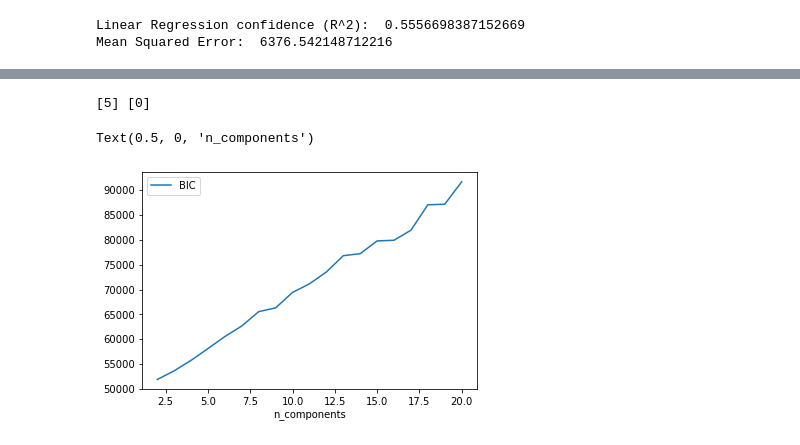
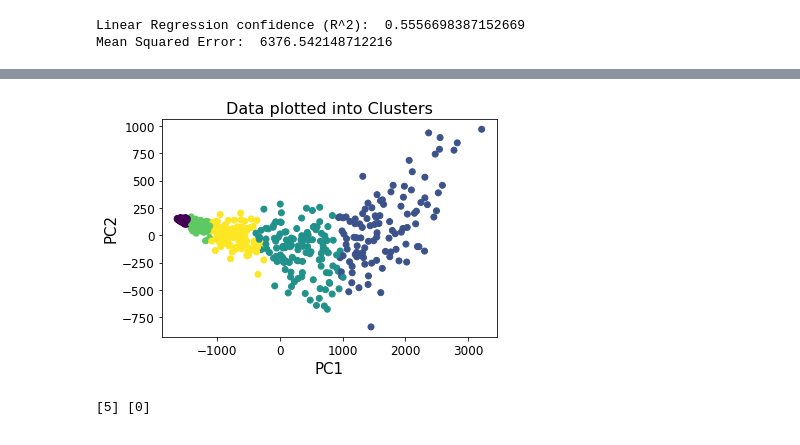
Before and after one commit to a21shah/NBA_Clustering, a Jupyter notebook: nba_ml.ipynb, the cells around one changed output, grey strips where cells are left out. Saved outputs shown, nothing was run; the diff lists cells and outputs as text; code cells hidden in the pictures.

```diff
--- a/nba_ml.ipynb
+++ b/nba_ml.ipynb
@@ -243 +274,8 @@ plot_PCA_with_clusters(gm, season_2010_numeric)
+# %%
+# 2 clusters doesn't really make sense, but 5 performs similarly so we'll use that
+spec = generate_spec_model(5)
+labels = get_labels(spec, season_2010_numeric)
+plot_PCA_with_clusters(labels, season_2010_numeric)
+# %% [output]
+[figure, added]
 # %%
@@ -247,14 +285,2 @@ print(player_label_1, player_label_2)
 # %% [output]
 [5] [0]
-# %%
-#### TODO Finding Optimal Clusters using BIC and/or silhouette Score
-
-n_components = np.arange(2, 21)
-models = [GaussianMixture(n, random_state=0).fit(season_2010_numeric) for n in n_components]
-
-plt.plot(n_components, [m.bic(season_2010_numeric) for m in models], label='BIC')
-plt.legend(loc='best')
-plt.xlabel('n_components')
-# %% [output]
-Text(0.5, 0, 'n_components')
-[figure, removed]
```
Also changed, not shown: parts of 6 cells of this notebook.
